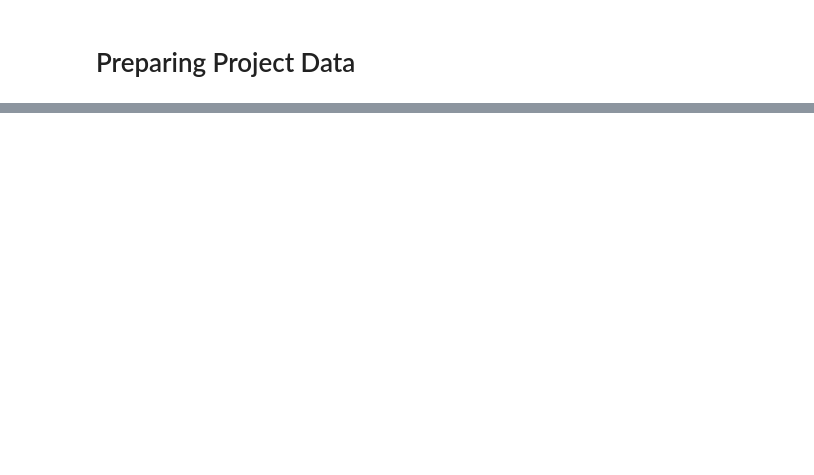
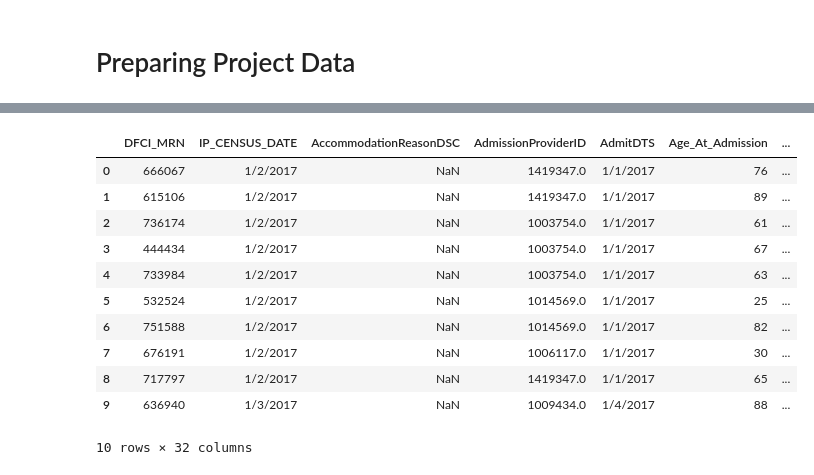
Before and after one commit to GUZHAO/ML, a Jupyter notebook: Inpatient+Medication+Prediction.ipynb, the cells around one changed output, grey strips where cells are left out. Saved outputs shown, nothing was run; the diff lists cells and outputs as text; code cells hidden in the pictures; blank space fills up the shorter version.

Commit message:
imported files into the system

```diff
--- a/Inpatient+Medication+Prediction.ipynb
+++ b/Inpatient+Medication+Prediction.ipynb
@@ -47,0 +203,5 @@ You should consider upgrading via the 'pip install --upgrade pip' command.
+# %%
+# Import inpatient census extract
+ice = gcsfs.GCSFileSystem(project='inpt-forecasting')
+with ice.open('inpt-forecasting/Inpatient Census extract - PHSEDW 71118.csv') as ice_f:
+  ice_df = pd.read_csv(ice_f)
@@ -47,0 +228,15 @@ You should consider upgrading via the 'pip install --upgrade pip' command.
+# %%
+ice_df.head(10)
+# %% [output]
+|  | DFCI_MRN | IP_CENSUS_DATE | AccommodationReasonDSC | AdmissionProviderID | AdmitDTS | Age_At_Admission | ... |
+| 0 | 666067 | 1/2/2017 | NaN | 1419347.0 | 1/1/2017 | 76 | ... |
+| 1 | 615106 | 1/2/2017 | NaN | 1419347.0 | 1/1/2017 | 89 | ... |
+| 2 | 736174 | 1/2/2017 | NaN | 1003754.0 | 1/1/2017 | 61 | ... |
+| 3 | 444434 | 1/2/2017 | NaN | 1003754.0 | 1/1/2017 | 67 | ... |
+| 4 | 733984 | 1/2/2017 | NaN | 1003754.0 | 1/1/2017 | 63 | ... |
+| 5 | 532524 | 1/2/2017 | NaN | 1014569.0 | 1/1/2017 | 25 | ... |
+| 6 | 751588 | 1/2/2017 | NaN | 1014569.0 | 1/1/2017 | 82 | ... |
+| 7 | 676191 | 1/2/2017 | NaN | 1006117.0 | 1/1/2017 | 30 | ... |
+| 8 | 717797 | 1/2/2017 | NaN | 1419347.0 | 1/1/2017 | 65 | ... |
+| 9 | 636940 | 1/3/2017 | NaN | 1009434.0 | 1/4/2017 | 88 | ... |
+10 rows × 32 columns
```
Also changed, not shown: parts of 17 cells of this notebook.
